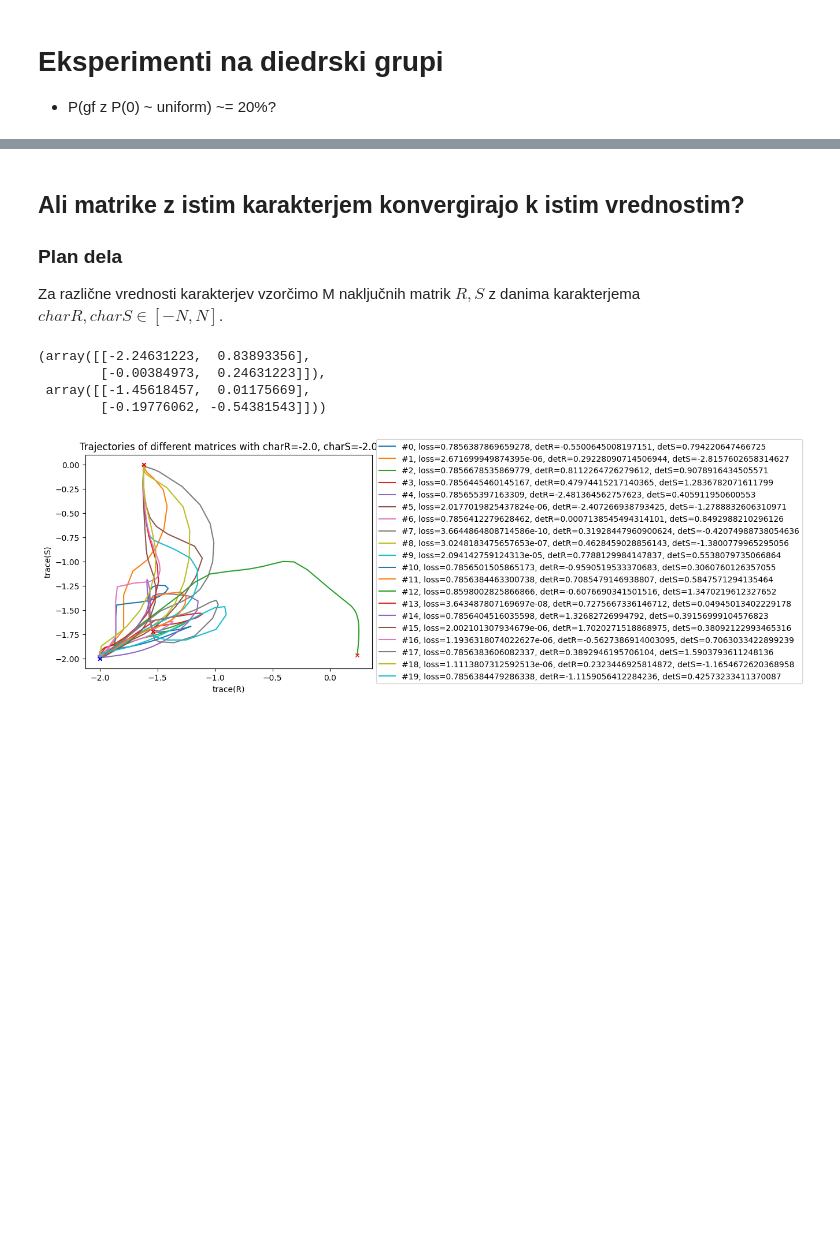
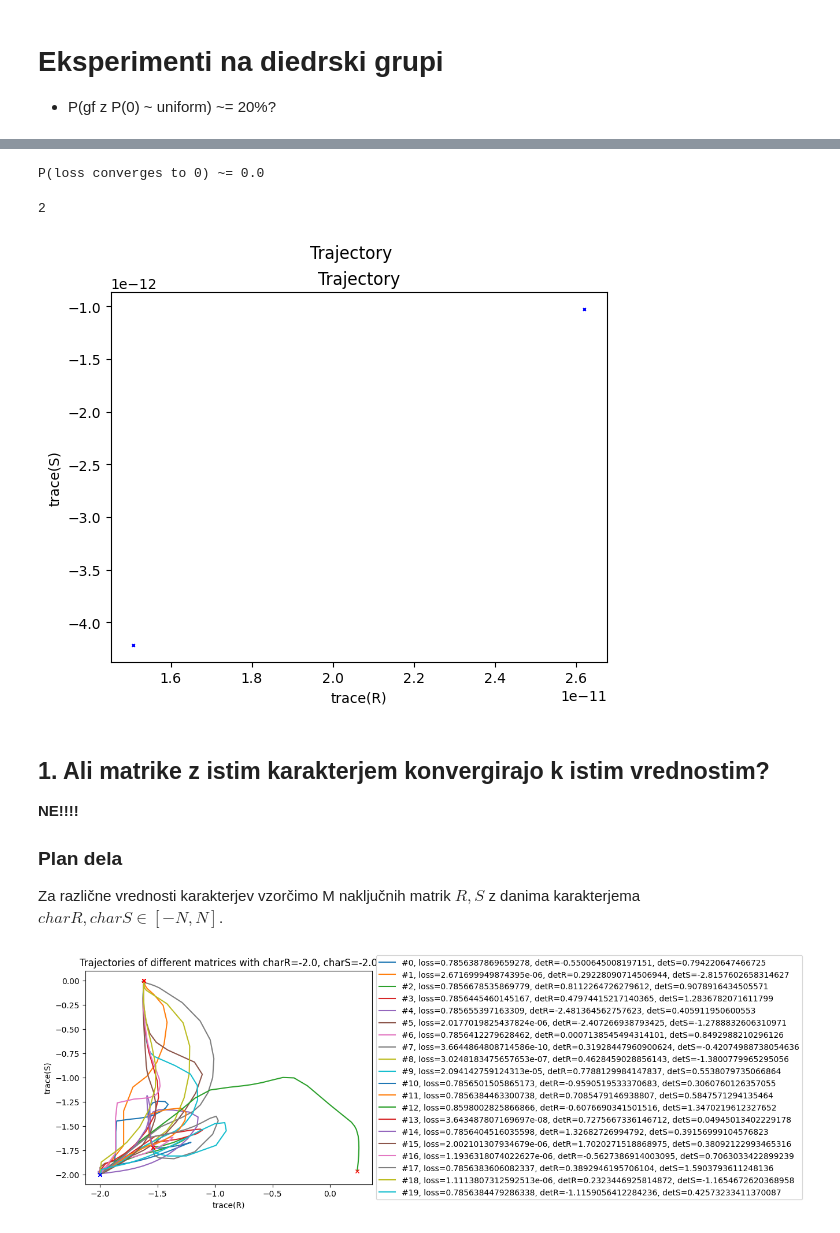
Before and after one commit to urhprimozic/gofi, a Jupyter notebook: gofi/ode/dihedral/experiments.ipynb, the cells around one changed output, grey strips where cells are left out. Saved outputs shown, nothing was run; the diff lists cells and outputs as text; code cells hidden in the pictures; blank space fills up the shorter version.

```diff
--- a/gofi/ode/dihedral/experiments.ipynb
+++ b/gofi/ode/dihedral/experiments.ipynb
@@ -4,4 +9,64 @@
+# %%
+import numpy as np
+from  gofi.ode.dihedral.plot import get_characters, get_matrices
+
+filename = '/home/urh/Documents/fmf/magistrska-naloga/gofi/tests/testis.npy'
+dihedral_to_solutions = np.load(filename, allow_pickle=True).item()
+# %%
+import matplotlib.pyplot as plt
+from tqdm import tqdm
+
+n = 2
+
+solutions = dihedral_to_solutions[n]
+
+
+n_diverges=0
+
+
+
+fig, axs = plt.subplots(1)
+fig.suptitle(f'Trajectory')
+for solution in solutions:
+
+    # get final matrices
+    R, S = get_matrices(solution.y, -1, 2)
+    loss = gf.loss(R, S)
+    if loss > 0.1:
+        #print('loss', loss, ' for initial parameters ', P0)
+        n_diverges += 1
+        # plot starting params
+        charR = np.trace(R)
+        charS = np.trace(S)
+        axs.plot(charR, charS, 'xb', markersize=2)
+        continue
+
+    charR, charS = get_characters(solution.y, 2)
+
+
+
+    # plot initial step
+    axs.plot(charR[0], charS[0], 'ro', label='Initial point', markersize=3)
+   # axs.plot(1, 0, 'go', label='rho_k', markersize=2)
+
+    axs.plot(charR, charS)
+
+#for index, (cR, cS) in enumerate(zip(charR, charS)):
+#    axs.plot(cR, cS, color=cmap(cmap_norm(solution.t[index])), lw=2)
+
+axs.set_xlabel('trace(R)')
+axs.set_ylabel('trace(S)')
+#axs.legend()
+axs.set_title('Trajectory')
+
+
+print(f"P(loss converges to 0) ~= {(len(solutions) - n_diverges)/len(solutions)}")
+# %% [output]
+P(loss converges to 0) ~= 0.0
+2
+[figure, added]
 # %% [markdown]
-## Ali matrike z istim karakterjem konvergirajo k istim vrednostim?
+## 1. Ali matrike z istim karakterjem konvergirajo k istim vrednostim?
+**NE!!!!**
 ### Plan dela
 Za različne vrednosti karakterjev vzorčimo M naključnih matrik $R,S$ z danima karakterjema $charR, charS \in [-N, N]$.
@@ -28,11 +73,3 @@ chars, samples = grid(-1,1,1,20,-1,1,gf, t_max=50, verbose=True)
-# %%
-R, S = samples[0]['init_points'][0]
-R, S
-# %% [output]
-(array([[-2.24631223,  0.83893356],
-        [-0.00384973,  0.24631223]]),
- array([[-1.45618457,  0.01175669],
-        [-0.19776062, -0.54381543]]))
 # %%
 from  gofi.ode.dihedral.plot import get_characters, get_matrices
 import matplotlib.pyplot as plt
```
Also changed, not shown: parts of 3 cells of this notebook, 6 other files.
